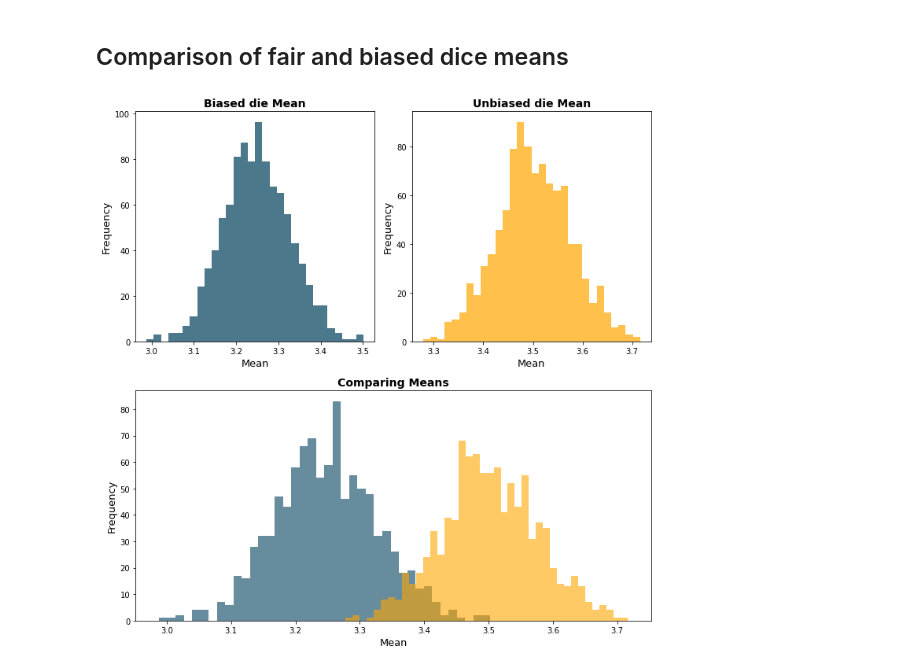
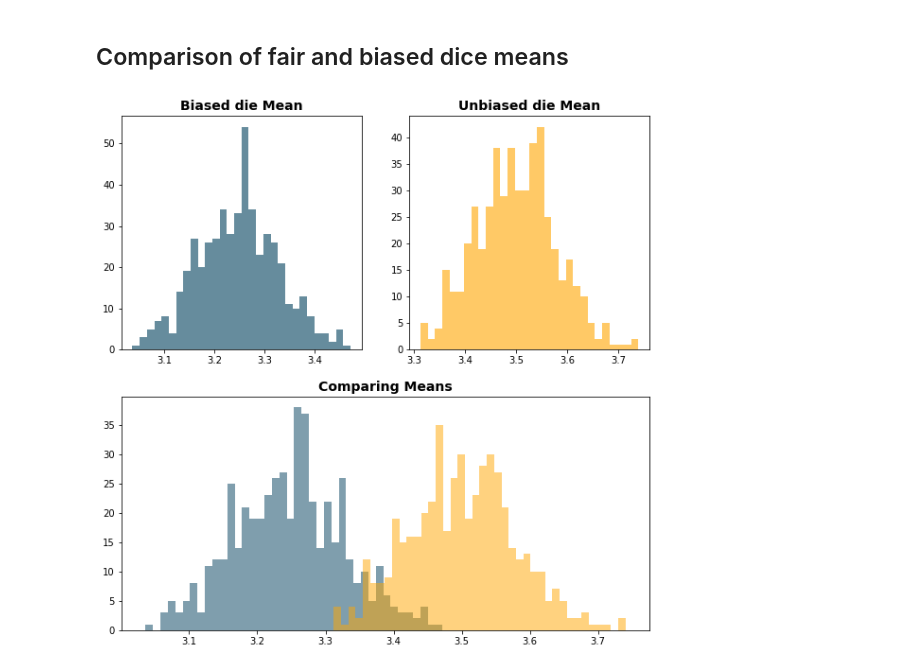
Before and after one commit to shrpatil/Intro-to-Data-Science, a Jupyter notebook: Week02/HW-02.ipynb, the cells around one changed output. Saved outputs shown, nothing was run; the diff lists cells and outputs as text; code cells hidden in the pictures.

```diff
--- a/Week02/HW-02.ipynb
+++ b/Week02/HW-02.ipynb
@@ -77,44 +73,32 @@ plt.show()
 # %% [markdown]
 ## Comparison of fair and biased dice means
 # %%
-#calculating the mean of 1000 outcomes of both the dice
+#calculating the mean of 500 outcomes of both the di
 
 import numpy as np
 
 biased_mean_list=[]
 unbiased_mean_list=[]
-
-for i in range(1000):
-
+for i in range(500):
     biased = biased_die_simuations(trial_count)
     biased_mean_list.append(np.mean(biased))
-
     fair = fair_die_simulation(trial_count)
     unbiased_mean_list.append(np.mean(fair))
 
-
- #Ploting the graph
 f = plt.figure(figsize=(10,10))
 
 plt.subplot(2,2,1)
 plt.title('Biased die Mean',fontsize =14,fontweight="bold")
-plt.hist(biased_mean_list, bins=30,color='#003f5c',alpha=.7)
-plt.xlabel("Mean", fontsize=13)
-plt.ylabel("Frequency", fontsize=13)
+plt.hist(biased_mean_list, bins=30,color='#003f5c',alpha=.6)
 
 plt.subplot(2,2,2)
 plt.title('Unbiased die Mean',fontsize =14,fontweight="bold")
-plt.hist(unbiased_mean_list, bins=30, color='#ffa600', alpha=.7)
-plt.xlabel("Mean", fontsize=13)
-plt.ylabel("Frequency", fontsize=13)
+plt.hist(unbiased_mean_list, bins=30, color='#ffa600', alpha=.6)
 
 plt.subplot(2,2,(3,4))
-arr1 = plt.hist(biased_mean_list,color='#003f5c',alpha=.6, bins=40)
-arr2 = plt.hist(unbiased_mean_list, color='#ffa600', alpha=.6, bins=40)
+plt.hist(biased_mean_list,color='#003f5c',alpha=.5, bins=40)
+plt.hist(unbiased_mean_list, color='#ffa600', alpha=.5, bins=40)
 plt.title('Comparing Means',fontsize =14,fontweight="bold")
-plt.xlabel("Mean", fontsize=13)
-plt.ylabel("Frequency", fontsize=13)
-plt.tight_layout()
 plt.show()
 # %% [output]
-[figure, old version]
+[figure, new version]
```
Also changed, not shown: parts of 2 cells of this notebook, 2 other files.
